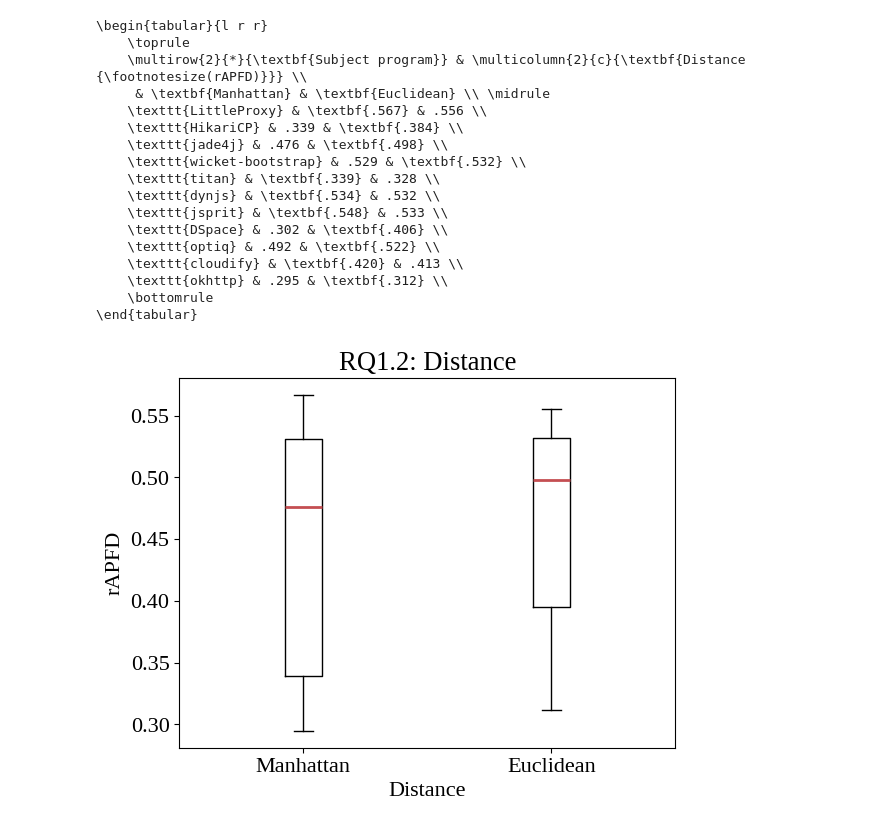
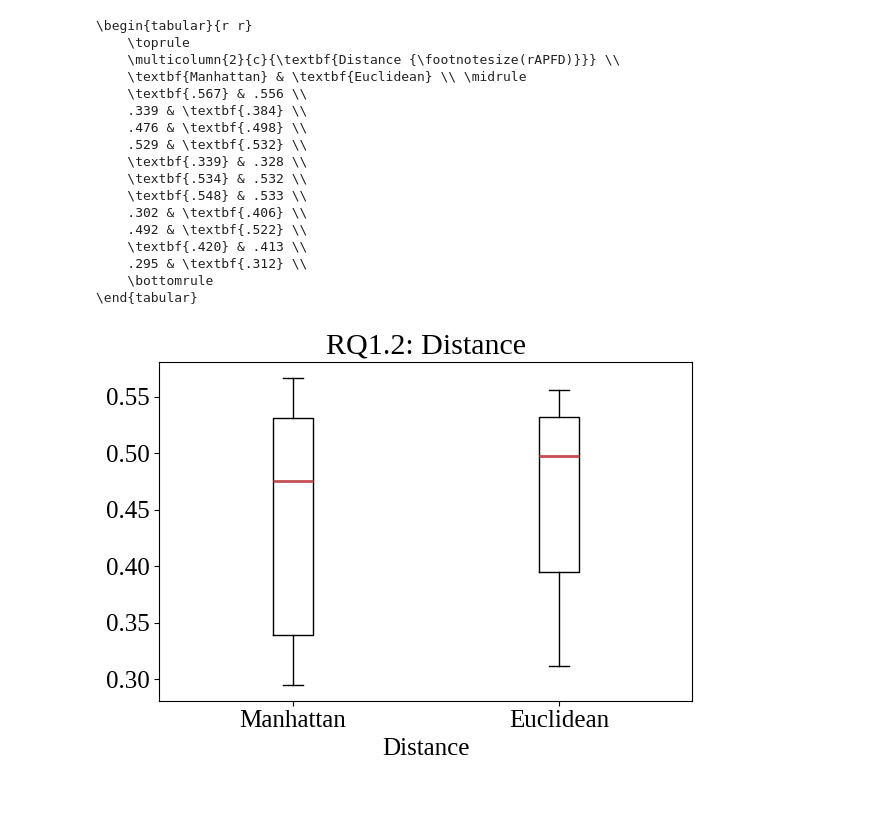
Before and after one commit to LechMadeyski/MSc25TomaszChojnacki, a Jupyter notebook: figures/figures.ipynb, the cells around one changed output. Saved outputs shown, nothing was run; the diff lists cells and outputs as text; code cells hidden in the pictures; blank space fills up the shorter version.

Commit message:
Make figures fit in the paper

```diff
--- a/figures/figures.ipynb
+++ b/figures/figures.ipynb
@@ -10,8 +10,7 @@ EPSILON = 1e-3
 plt.style.use("seaborn-v0_8-deep")
 plt.rcParams["font.family"] = "serif"
 plt.rcParams["font.serif"] = ["Liberation Serif"]
-plt.rcParams["font.size"] = 16
-plt.rcParams["savefig.pad_inches"] = 0.1
+plt.rcParams["font.size"] = 18
 # %%
 plt.clf()
 plt.xlabel("Publication years")
@@ -37,6 +36,7 @@ def rq_boxplot(
     xlabel: str = "Approaches",
     ylabel: str = "[TODO] Metric",
     tlabel: Sequence[str],
+    subsequent: bool = False,
 ) -> None:
     if output is None:
         output = input
@@ -49,8 +49,10 @@ def rq_boxplot(
     plt.clf()
     plt.title(title)
     plt.xlabel(xlabel)
-    plt.ylabel(ylabel)
+    if not subsequent:
+        plt.ylabel(ylabel)
     plt.boxplot(values, tick_labels=tlabel, medianprops={"color": "C2", "linewidth": 2})
+    plt.tight_layout()
     plt.savefig(f"./out/{output}.pdf", metadata={"CreationDate": None, "ModDate": None})
 
 
@@ -61,6 +63,7 @@ def rq_table(
     xlabel: str = "Approaches",
     ylabel: str = "[TODO] Metric",
     tlabel: Sequence[str],
+    subsequent: bool = False,
 ) -> None:
     def sp(count: int = 4) -> str:
         return " " * count
@@ -73,6 +76,8 @@ def rq_table(
         if out.startswith("0."):
             out = out[1:]
         return out
+    def ds(content: str) -> str:
+        return content if not subsequent else ""
     AM = " & "
 
     assert len(ais) == len(tlabel)
@@ -81,14 +86,14 @@ def rq_table(
         data = json.load(f)
     rows = [[sum(ap) / len(ap) for ap in ds] for ds in data.values()]
 
-    print(r"\begin{tabular}{l " + " ".join(["r"] * len(ais)) + r"}")
+    print(r"\begin{tabular}{" + ds("l ") + " ".join(["r"] * len(ais)) + r"}")
     print(sp() + r"\toprule")
-    print(sp() + r"\multirow{2}{*}{" + bf("Subject program") + r"} & \multicolumn{" + str(len(ais)) + r"}{c}{" + bf(xlabel + r" {\footnotesize(" + ylabel + r")}") + r"} \\")
-    print(sp() + AM + AM.join([bf(v) for v in tlabel]) + r" \\ \midrule")
-    for ds, row in zip(data.keys(), rows, strict=True):
+    print(sp() + ds(r"\multirow{2}{*}{" + bf("Subject program") + r"} & ") + r"\multicolumn{" + str(len(ais)) + r"}{c}{" + bf(xlabel + r" {\footnotesize(" + ylabel + r")}") + r"} \\")
+    print(sp() + ds(AM) + AM.join([bf(v) for v in tlabel]) + r" \\ \midrule")
+    for d, row in zip(data.keys(), rows, strict=True):
         values = [v for i, v in enumerate(row) if i in ais]
         cells = [(fmt(v) if v + EPSILON < max(values) else bf(fmt(v))) for v in values]
-        print(sp() + tt(ds) + AM + AM.join(cells) + r" \\")
+        print(sp() + ds(tt(d) + AM) + AM.join(cells) + r" \\")
     print(sp() + r"\bottomrule")
     print(r"\end{tabular}")
 
@@ -102,6 +107,7 @@ def rq(
     xlabel: str = "Approaches",
     ylabel: str = "[TODO] Metric",
     tlabel: Sequence[str],
+    subsequent: bool = False,
 ) -> None:
     rq_boxplot(
         input=input,
@@ -111,6 +117,7 @@ def rq(
         xlabel=xlabel,
         ylabel=ylabel,
         tlabel=tlabel,
+        subsequent=subsequent,
     )
     rq_table(
         input=input,
@@ -118,6 +125,7 @@ def rq(
         xlabel=xlabel,
         ylabel=ylabel,
         tlabel=tlabel,
+        subsequent=subsequent,
     )
 # %%
 rq(
@@ -150,31 +158,32 @@ rq(
 # %%
 rq(
     input="rq12",
     ais=range(2),
     title="RQ1.2: Distance",
     xlabel="Distance",
     ylabel="rAPFD",
-    tlabel=["Manhattan", "Euclidean"]
+    tlabel=["Manhattan", "Euclidean"],
+    subsequent=True
 )
 # %% [output]
-\begin{tabular}{l r r}
+\begin{tabular}{r r}
     \toprule
-    \multirow{2}{*}{\textbf{Subject program}} & \multicolumn{2}{c}{\textbf{Distance {\footnotesize(rAPFD)}}} \\
-     & \textbf{Manhattan} & \textbf{Euclidean} \\ \midrule
-    \texttt{LittleProxy} & \textbf{.567} & .556 \\
-    \texttt{HikariCP} & .339 & \textbf{.384} \\
-    \texttt{jade4j} & .476 & \textbf{.498} \\
-    \texttt{wicket-bootstrap} & .529 & \textbf{.532} \\
-    \texttt{titan} & \textbf{.339} & .328 \\
-    \texttt{dynjs} & \textbf{.534} & .532 \\
-    \texttt{jsprit} & \textbf{.548} & .533 \\
-    \texttt{DSpace} & .302 & \textbf{.406} \\
-    \texttt{optiq} & .492 & \textbf{.522} \\
-    \texttt{cloudify} & \textbf{.420} & .413 \\
-    \texttt{okhttp} & .295 & \textbf{.312} \\
+    \multicolumn{2}{c}{\textbf{Distance {\footnotesize(rAPFD)}}} \\
+    \textbf{Manhattan} & \textbf{Euclidean} \\ \midrule
+    \textbf{.567} & .556 \\
+    .339 & \textbf{.384} \\
+    .476 & \textbf{.498} \\
+    .529 & \textbf{.532} \\
+    \textbf{.339} & .328 \\
+    \textbf{.534} & .532 \\
+    \textbf{.548} & .533 \\
+    .302 & \textbf{.406} \\
+    .492 & \textbf{.522} \\
+    \textbf{.420} & .413 \\
+    .295 & \textbf{.312} \\
     \bottomrule
 \end{tabular}
-[figure, old version]
+[figure, new version]
 # %%
 rq(
     input="rq13",
```
Also changed, not shown: parts of 5 cells of this notebook, 6 other files.
